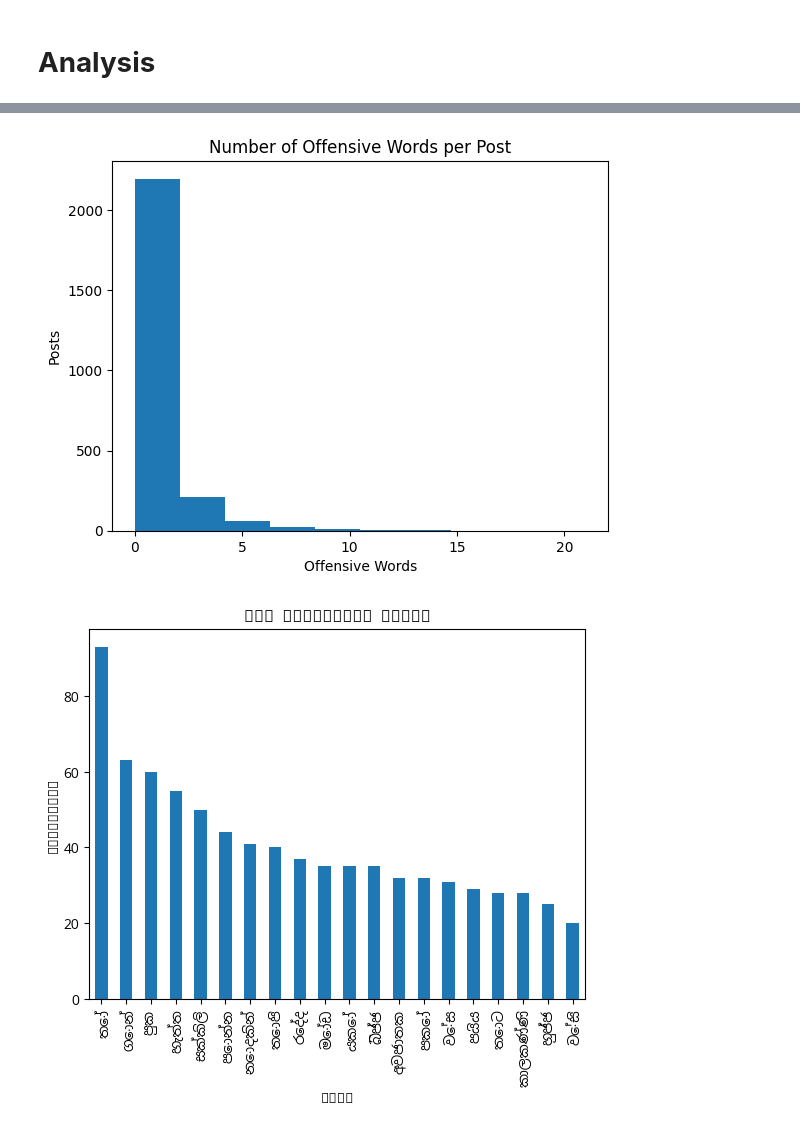
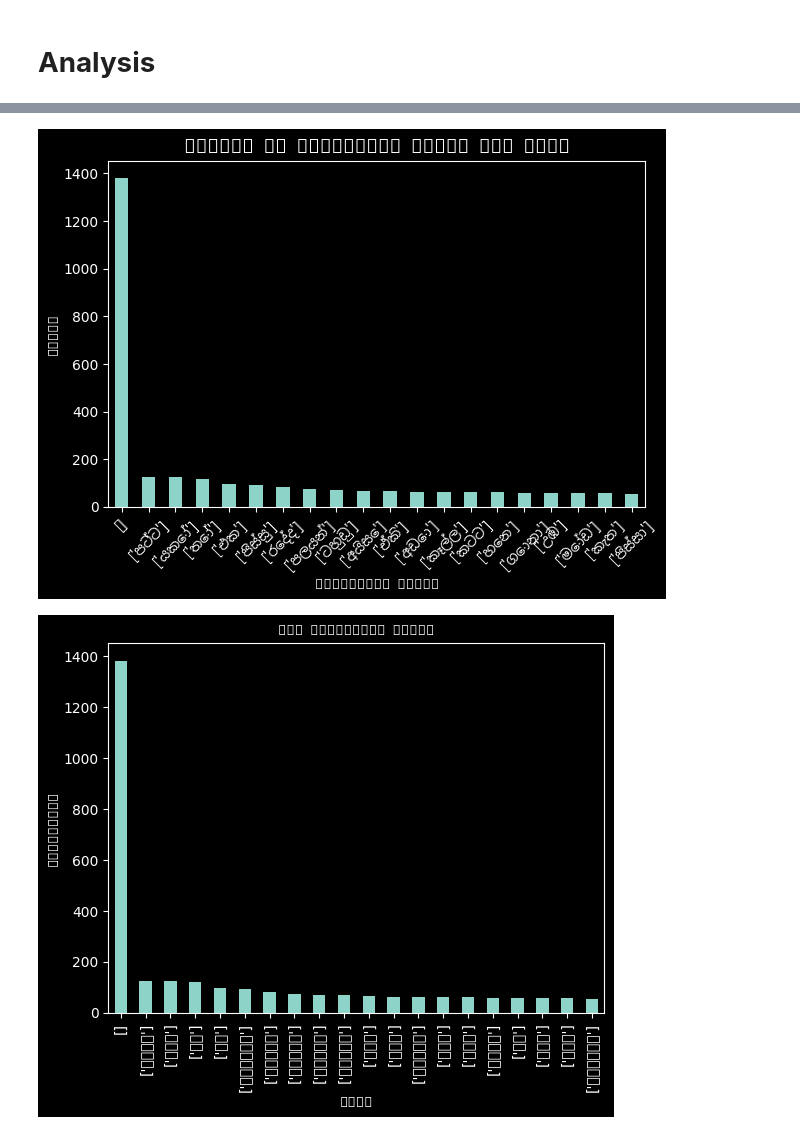
Before and after one commit to FrancescaRomanaBlanda/Taboo-Language, a Jupyter notebook: Sinhala/notebooks/taboo-words.ipynb, the cells around one changed output, grey strips where cells are left out. Cells and saved outputs as stored; diff of their text form; code cells hidden in the pictures.

```diff
--- a/Sinhala/notebooks/taboo-words.ipynb
+++ b/Sinhala/notebooks/taboo-words.ipynb
@@ -82,5 +100,5 @@ def extract_offensive_words(row):
 # %%
-df['offensive_words'] = df.apply(extract_offensive_words, axis=1)
+# df['offensive_words'] = df.apply(extract_offensive_words, axis=1)
 
 df[['text','offensive_words']].head()
 # %% [output]
@@ -214,5 +240,5 @@ offensive_dataset.head()
 # %%
 # 17. Add Stereotype Annotation Column
-df['stereotype'] = ""
+# df['stereotype'] =
 # %%
 # 18. Save Processed Dataset
@@ -249,12 +258,23 @@ NotoSansSinhala-Reg 100%[===================>] 302.96K  --.-KB/s    in 0.01s
 import matplotlib.pyplot as plt
 import matplotlib.font_manager as fm
 
-font_path = "/kaggle/working/NotoSansSinhala-Regular.ttf"   # correct path
+font_path = "../data/font/NotoSansSinhala-Regular.ttf"   # correct path
 
 fm.fontManager.addfont(font_path)
 prop = fm.FontProperties(fname=font_path)
 
 plt.rcParams['font.family'] = prop.get_name()
+# %%
+from matplotlib import font_manager
+
+# Register your downloaded font
+font_manager.fontManager.addfont(font_path)
+prop = font_manager.FontProperties(fname=font_path)
+
+# Set the global font family to something that handles English,
+# then add Sinhala as a specific override for those characters
+plt.rcParams['font.family'] = 'sans-serif'
+plt.rcParams['font.sans-serif'] = ['DejaVu Sans', 'Noto Sans Sinhala']
 # %%
 # 1. Label Distribution (Bar Chart)
 
@@ -284,15 +304,27 @@ plt.show()
 # %%
-# 3. Offensive Word Count Distribution
-df['off_word_count'] = df['offensive_words'].apply(len)
+# 2. Prepare the data
+off_words = df['offensive_words'].explode()
+off_words = off_words[off_words != ""]
+top_words = off_words.value_counts().head(20)
 
-plt.hist(df['off_word_count'], bins=10)
+# 3. Create the plot
+ax = top_words.plot(kind='bar')
 
-plt.title("Number of Offensive Words per Post")
-plt.xlabel("Offensive Words")
-plt.ylabel("Posts")
+# 4. APPLY THE FONT TO THE X-AXIS (This is the magic part)
+# This loops through each word on the bottom and sets the Sinhala font
+for label in ax.get_xticklabels():
+    label.set_fontproperties(prop)
+
+# 5. Set titles (also using the Sinhala font if needed)
+plt.title("Number of Offensive Words per Post", fontproperties=prop, fontsize=14)
+plt.xlabel("Offensive Words", fontproperties=prop)
+plt.ylabel("Posts", fontproperties=prop)
+
+plt.xticks(rotation=45) # Rotates words so they don't overlap
+plt.tight_layout()
 plt.show()
 # %% [output]
-[figure, old version]
+[figure, new version]
 # %%
 # 4. Top Offensive Words (Bar Chart)
 from collections import Counter
@@ -300,16 +332,17 @@ from collections import Counter
 off_words = df['offensive_words'].explode()
 
 top_words = off_words.value_counts().head(20)
-
+for label in ax.get_xticklabels():
+    label.set_fontproperties(prop)
 top_words.plot(kind='bar')
 
-plt.title("Top Offensive Words")
-plt.xlabel("Word")
-plt.ylabel("Frequency")
+plt.title("Top Offensive Words", fontproperties=prop, )
+plt.xlabel("Word",fontproperties=prop,)
+plt.ylabel("Frequency",fontproperties=prop,)
 
 plt.show()
 # %% [output]
-[figure, old version]
+[figure, new version]
 # %%
 # 5. Word Cloud Visualization
 !pip install wordcloud
```
Also changed, not shown: parts of 25 cells of this notebook, 5 other files.
